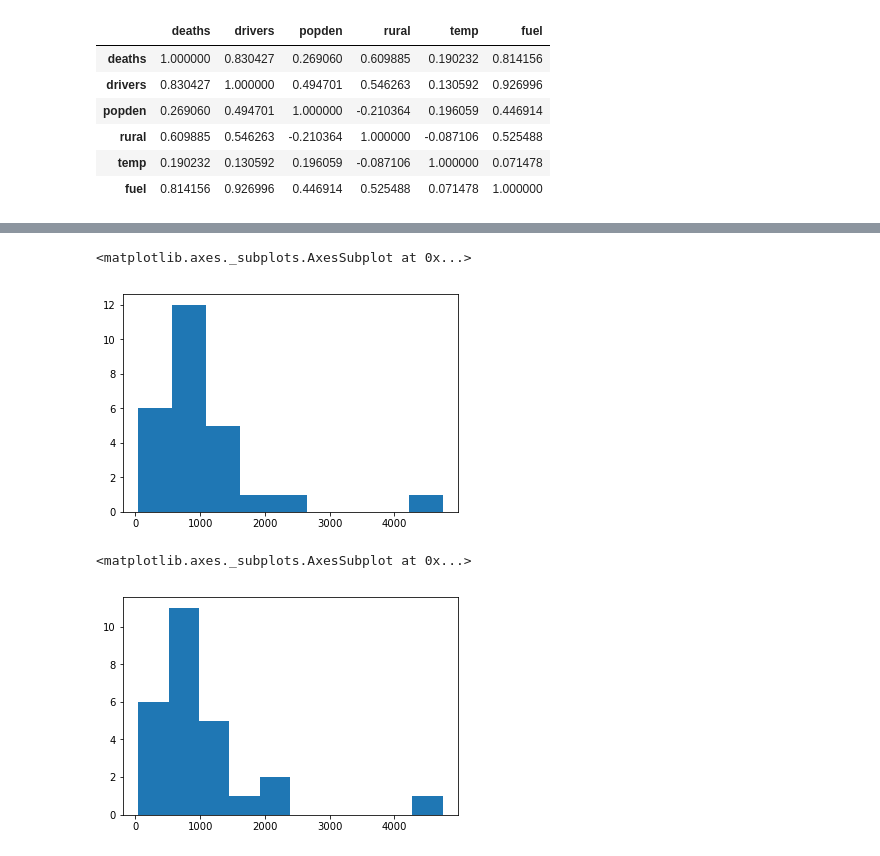
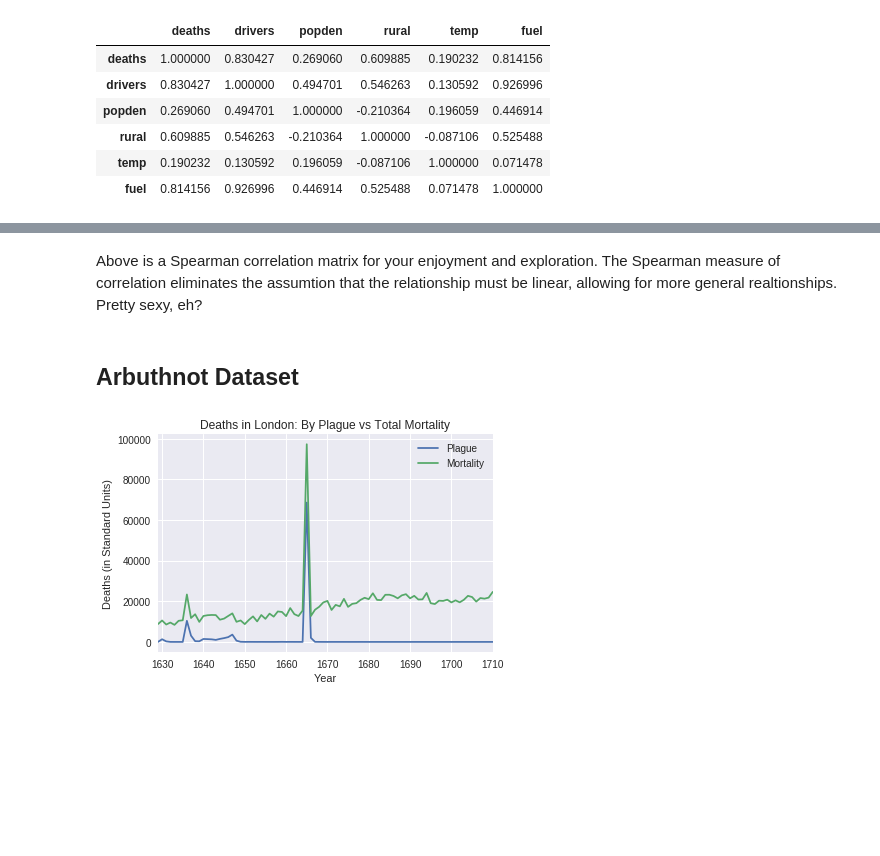
Before and after one commit to mattschaelling/acme_vol3, a Jupyter notebook: Pandas2/pandas2.ipynb, the cells around one changed output, grey strips where cells are left out. Saved outputs shown, nothing was run; the diff lists cells and outputs as text; code cells hidden in the pictures; blank space fills up the shorter version.

```diff
--- a/Pandas2/pandas2.ipynb
+++ b/Pandas2/pandas2.ipynb
@@ -69,10 +50,15 @@ plt.show()
-# %%
-road['deaths'].hist(grid=False, bins=9)
-# %% [output]
-<matplotlib.axes._subplots.AxesSubplot at 0x...>
-[figure, removed]
-# %%
-road['deaths'].hist(grid=False)
-# %% [output]
-<matplotlib.axes._subplots.AxesSubplot at 0x...>
-[figure, removed]
+# %% [markdown]
+Above is a Spearman correlation matrix for your enjoyment and exploration. The Spearman measure of correlation eliminates the assumtion that the relationship must be linear, allowing for more general realtionships. Pretty sexy, eh?
+# %% [markdown]
+## Arbuthnot Dataset
+# %%
+#data('Arbuthnot', show_doc=True)
+arbuthnot = data('Arbuthnot')
+arbuthnot.set_index('Year', inplace=True)
+# %%
+arbuthnot.plot(y=["Plague", "Mortality"])
+plt.title("Deaths in London: By Plague vs Total Mortality")
+plt.ylabel("Deaths (in Standard Units)")
+plt.show()
+# %% [output]
+[figure, added]
```
Also changed, not shown: parts of 30 cells of this notebook.
